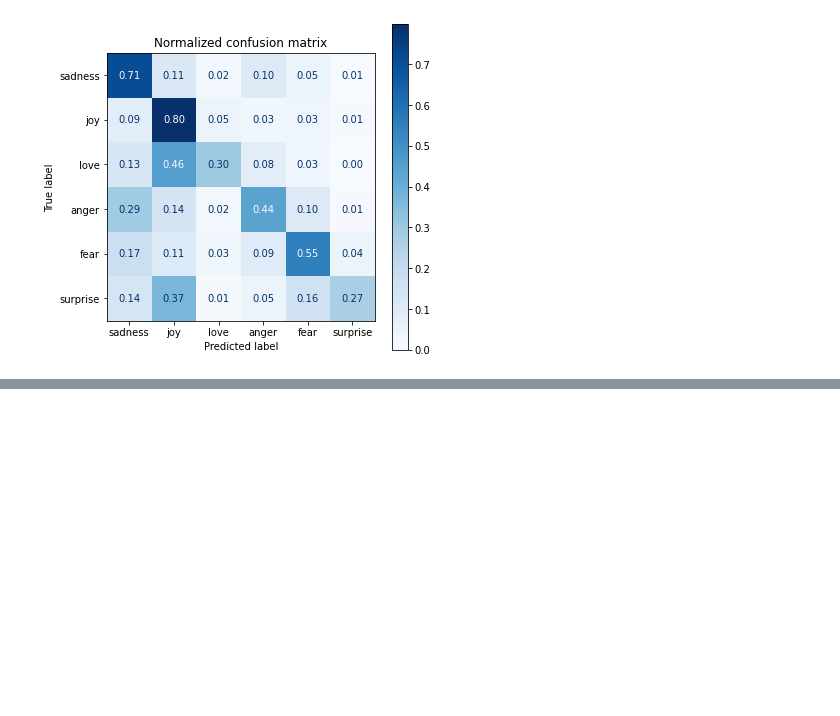
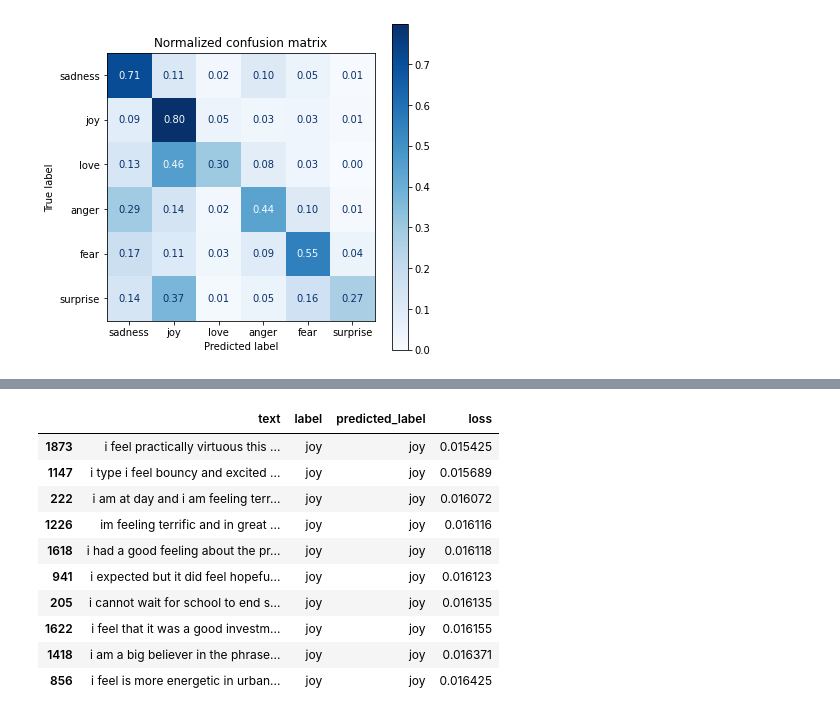
Before and after one commit to triet1102/TextClassification, a Jupyter notebook: TextClassification.ipynb, the cells around one changed output, grey strips where cells are left out. Cells and saved outputs as stored; diff of their text form; code cells hidden in the pictures; blank space fills up the shorter version.

```diff
--- a/TextClassification.ipynb
+++ b/TextClassification.ipynb
@@ -242,0 +363,15 @@ plot_confusion_matrix(y_preds, y_valid, labels)
+# %%
+# Sample with smallest losses
+df_test.sort_values("loss", ascending=True).head(10)
+# %% [output]
+|  | text | label | predicted_label | loss |
+| 1873 | i feel practically virtuous this ... | joy | joy | 0.015425 |
+| 1147 | i type i feel bouncy and excited ... | joy | joy | 0.015689 |
+| 222 | i am at day and i am feeling terr... | joy | joy | 0.016072 |
+| 1226 | im feeling terrific and in great ... | joy | joy | 0.016116 |
+| 1618 | i had a good feeling about the pr... | joy | joy | 0.016118 |
+| 941 | i expected but it did feel hopefu... | joy | joy | 0.016123 |
+| 205 | i cannot wait for school to end s... | joy | joy | 0.016135 |
+| 1622 | i feel that it was a good investm... | joy | joy | 0.016155 |
+| 1418 | i am a big believer in the phrase... | joy | joy | 0.016371 |
+| 856 | i feel is more energetic in urban... | joy | joy | 0.016425 |
```
Also changed, not shown: parts of 20 cells of this notebook.
